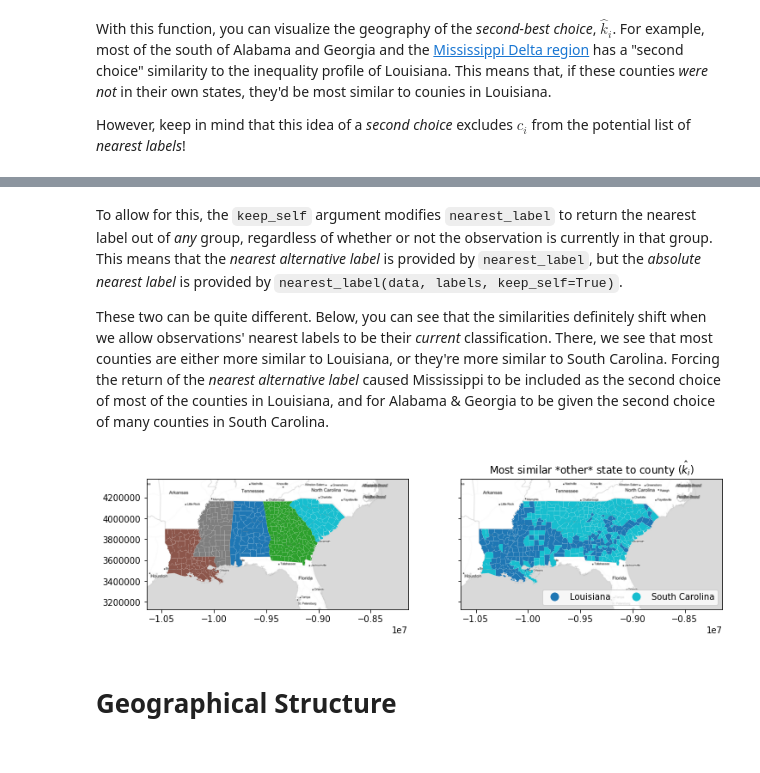
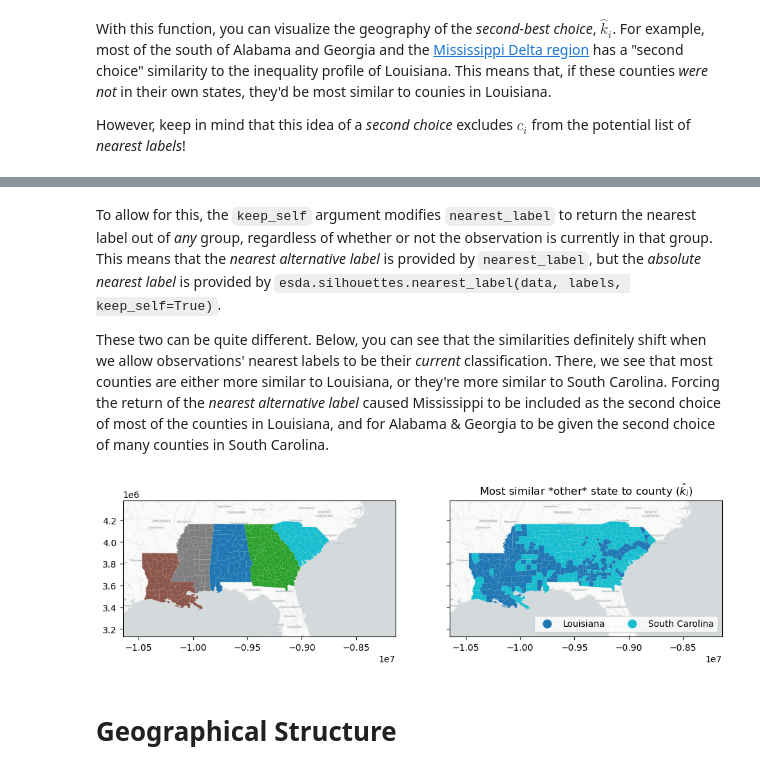
Before and after one commit to pysal/esda, a Jupyter notebook: notebooks/geosilhouettes.ipynb, the cells around one changed output, grey strips where cells are left out. Cells and saved outputs as stored; diff of their text form; code cells hidden in the pictures.

```diff
--- a/notebooks/geosilhouettes.ipynb
+++ b/notebooks/geosilhouettes.ipynb
@@ -39,12 +39,12 @@ deep["state_label"] = deep.STATE_NAME.apply(lambda x: focus_states.index(x))
 # %% [markdown]
 Finally, for mapping purposes, let's get a basemap. This is done using the `contextily` package, which expects our data in a specific coordinate projection system. For more, check out the [`contextily` user guide](https://github.com/darribas/contextily/blob/master/contextily_guide.ipynb).
 # %%
-deep.crs = {"init": "epsg:4326"}
+deep.crs = 4326
 # %%
 deep = deep.to_crs(epsg=3857)
 # %%
 basemap, extent = contextily.bounds2img(
-    *deep.total_bounds, zoom=6, url=contextily.tile_providers.ST_TONER_LITE
+    *deep.total_bounds, zoom=6, source=contextily.providers.CartoDB.Positron
 )
 # %%
 f, ax = plt.subplots(1, 2, figsize=(12, 3), sharex=True, sharey=True)
@@ -151,26 +151,26 @@ for ax_ in ax:
 # %% [markdown]
-To allow for this, the `keep_self` argument modifies `nearest_label` to return the nearest label out of *any* group, regardless of whether or not the observation is currently in that group. This means that the *nearest alternative label* is provided by `nearest_label`, but the *absolute nearest label* is provided by `nearest_label(data, labels, keep_self=True)`.
+To allow for this, the `keep_self` argument modifies `nearest_label` to return the nearest label out of *any* group, regardless of whether or not the observation is currently in that group. This means that the *nearest alternative label* is provided by `nearest_label`, but the *absolute nearest label* is provided by `esda.silhouettes.nearest_label(data, labels, keep_self=True)`.
 
 These two can be quite different. Below, you can see that the similarities definitely shift when we allow observations' nearest labels to be their *current* classification. There, we see that most counties are either more similar to Louisiana, or they're more similar to South Carolina. Forcing the return of the *nearest alternative label* caused Mississippi to be included as the second choice of most of the counties in Louisiana, and for Alabama & Georgia to be given the second choice of many counties in South Carolina.
 # %%
-nearest_label = esda.nearest_label(
+nearest_label = esda.silhouettes.nearest_label(
     deep[["GI89"]].values, deep.state_label, keep_self=True
 )
 nearest_state = numpy.asarray(focus_states)[nearest_label]
 f, ax = plt.subplots(1, 2, figsize=(12, 4), sharex=True, sharey=True)
 deep.plot("STATE_NAME", ax=ax[0], categorical=True)
 deep.plot(
     nearest_state,
     ax=ax[1],
     legend=True,
     categorical=True,
     legend_kwds=dict(loc="lower right", ncol=2),
 )
 ax[1].set_title(r"Most similar *other* state to county ($\hat{k}_i$)")
 for ax_ in ax:
     ax_.imshow(basemap, extent=extent, interpolation="bilinear")
 # %% [output]
-[figure, old version]
+[figure, new version]
 # %% [markdown]
 # Geographical Structure
 # %% [markdown]
```
Also changed, not shown: parts of 15 cells of this notebook, 8 other files.
